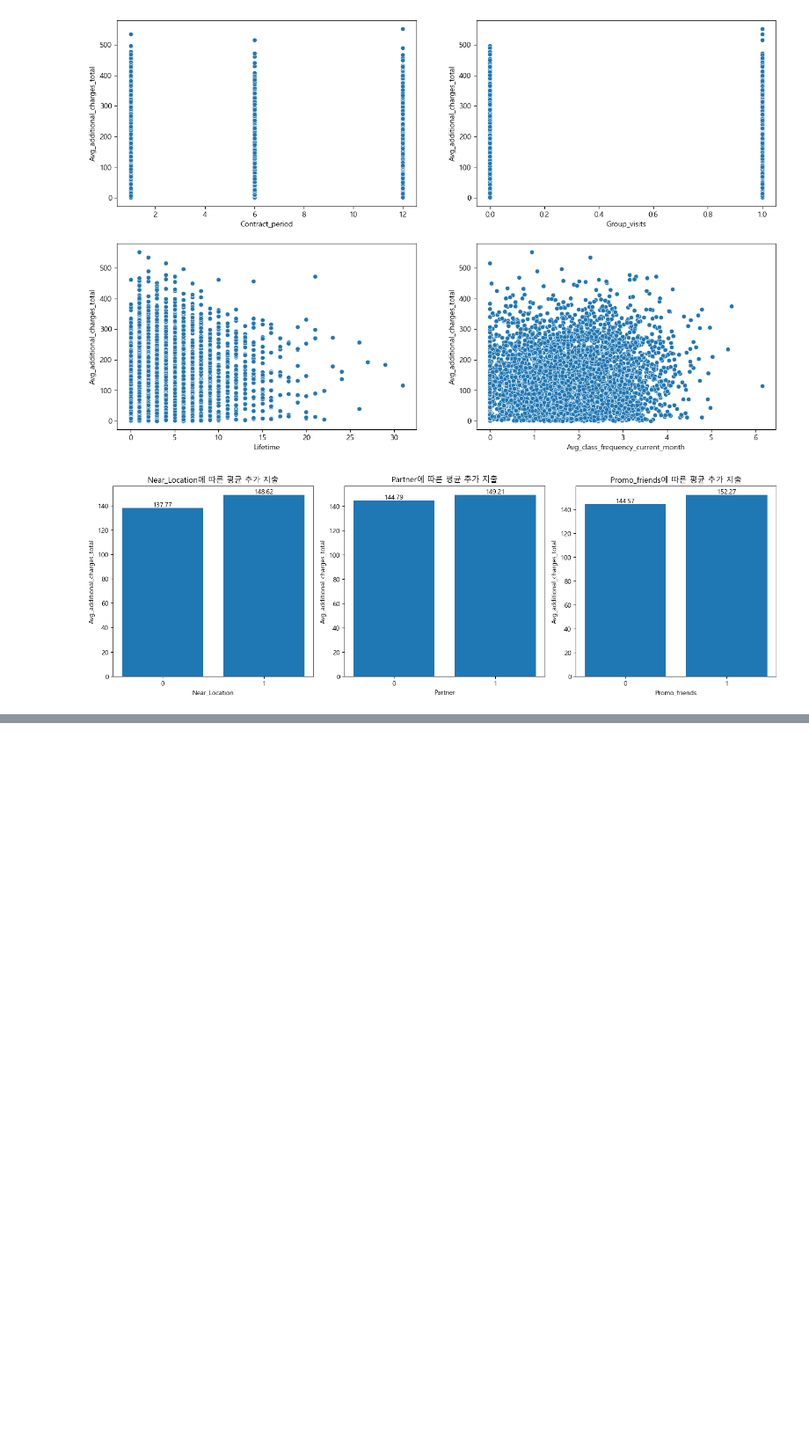
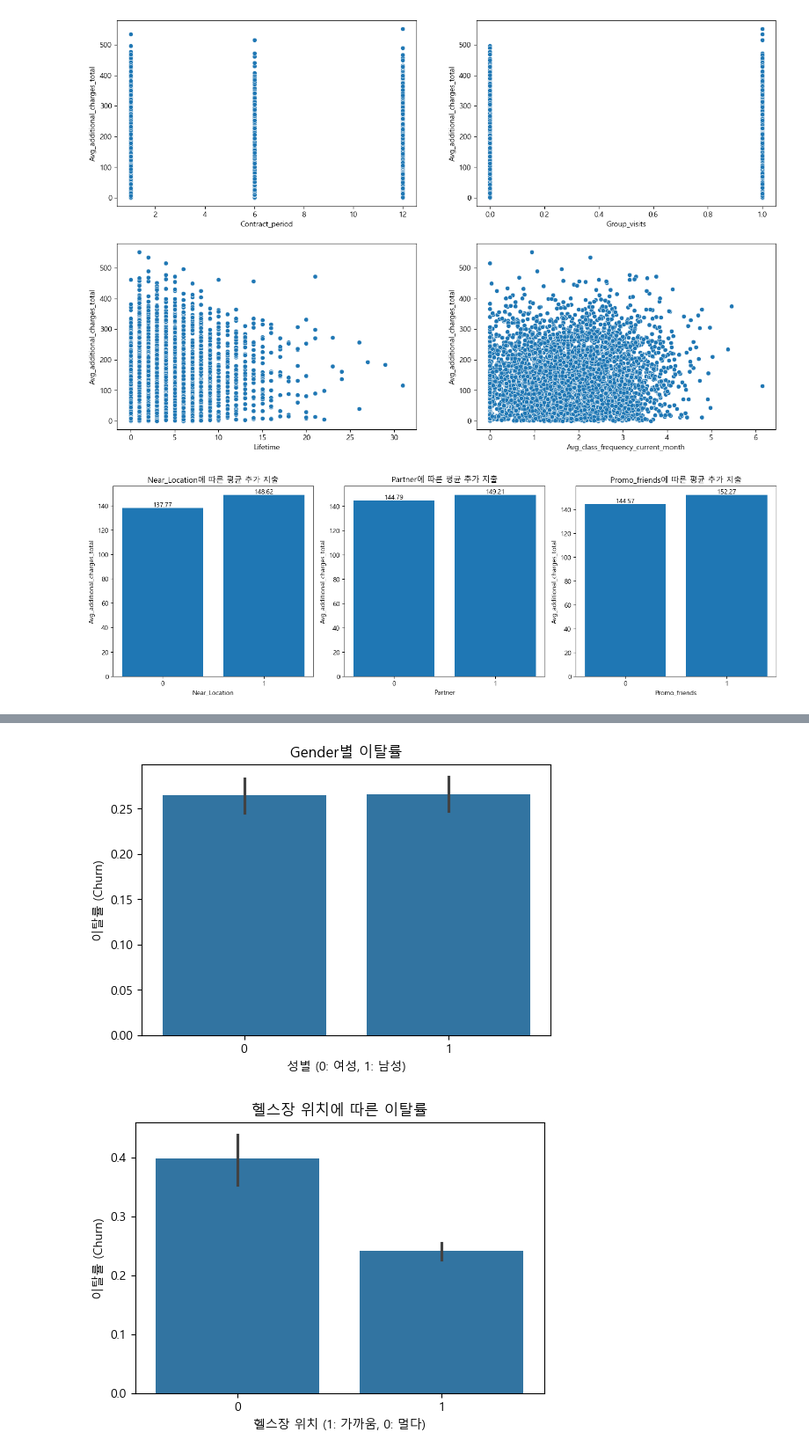
Before and after one commit to SKNETWORKS-FAMILY-AICAMP/SKN09-2nd-5Team, a Jupyter notebook: 01_data_prepocessing.ipynb, the cells around one changed output, grey strips where cells are left out. Shown: that part at 88% size. Drawn from its saved outputs; the diff is of its cells as text; code cells hidden in the pictures; blank space fills up the shorter version.

```diff
--- a/01_data_prepocessing.ipynb
+++ b/01_data_prepocessing.ipynb
@@ -125,0 +166,37 @@ plt.show()
+# %%
+# 이탈을 기준으로 여러 컬럼 비교!
+
+# 성별에 따른 이탈률
+plt.figure(figsize=(6, 4))
+sns.barplot(x="gender", y="Churn", data=gym_df)
+plt.title('Gender별 이탈률')
+plt.xlabel('성별 (0: 여성, 1: 남성)')
+plt.ylabel('이탈률 (Churn)')
+plt.show()
+
+# 헬스장 위치에 따른 이탈률
+plt.figure(figsize=(6, 4))
+sns.barplot(x="Near_Location", y="Churn", data=gym_df)
+plt.title('헬스장 위치에 따른 이탈률')
+plt.xlabel('헬스장 위치 (1: 가까움, 0: 멀다)')
+plt.ylabel('이탈률 (Churn)')
+plt.show()
+
+# 이탈 여부에 따른 나이 평균 비교
+plt.figure(figsize=(8, 5))
+sns.barplot(x="Churn", y="Age", data=gym_df)
+plt.title('이탈 여부에 따른 나이 평균 비교')
+plt.xlabel('이탈 여부 (Churn)')
+plt.ylabel('나이')
+plt.show()
+
+# 이탈 여부에 따른 평균 추가 지출 비용 비교
+plt.figure(figsize=(8, 5))
+sns.barplot(x="Churn", y="Avg_additional_charges_total", data=gym_df)
+plt.title('이탈 여부에 따른 평균 추가 지출 비용 비교')
+plt.xlabel('이탈 여부 (Churn)')
+plt.ylabel('평균 추가 지출 비용')
+plt.show()
+# %% [output]
+[figure, added]
+[figure, added]
```
Also changed, not shown: parts of 6 cells of this notebook, 2 other files.
